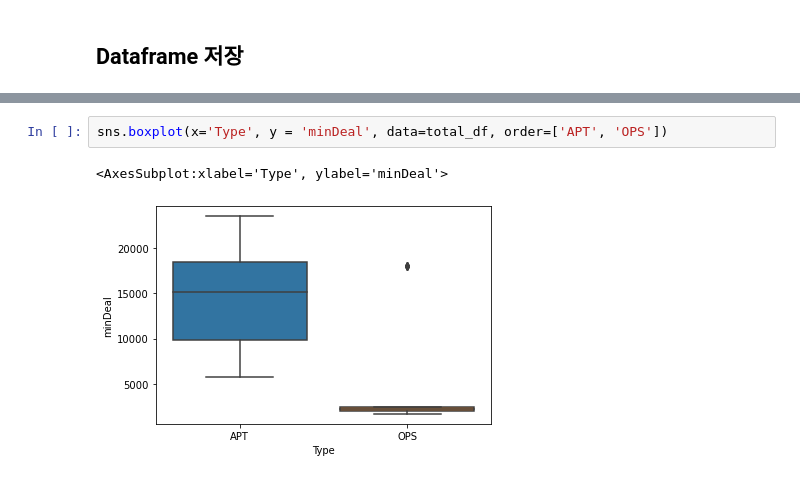
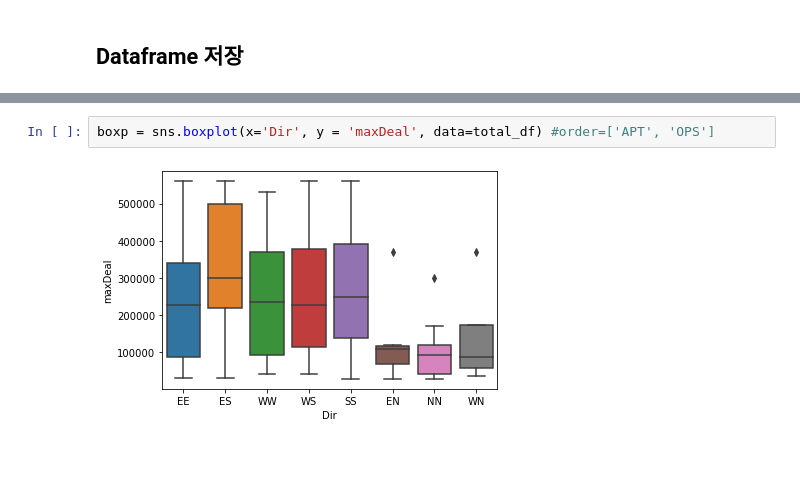
Before and after one commit to ByungJin-Lee/NaverRealEstateHavester, a Jupyter notebook: Crawling.ipynb, the cells around one changed output, grey strips where cells are left out. Saved outputs shown, nothing was run; the diff lists cells and outputs as text.

```diff
--- a/Crawling.ipynb
+++ b/Crawling.ipynb
@@ -202,5 +191,4 @@ memory usage: 39.5+ KB
-# %%
-sns.boxplot(x='Type', y = 'minDeal', data=total_df, order=['APT', 'OPS'])
-# %% [output]
-<AxesSubplot:xlabel='Type', ylabel='minDeal'>
-[figure, removed]
+# %%
+boxp = sns.boxplot(x='Dir', y = 'maxDeal', data=total_df) #order=['APT', 'OPS']
+# %% [output]
+[figure, added]
```
Also changed, not shown: parts of 10 cells of this notebook, 2 other files.
